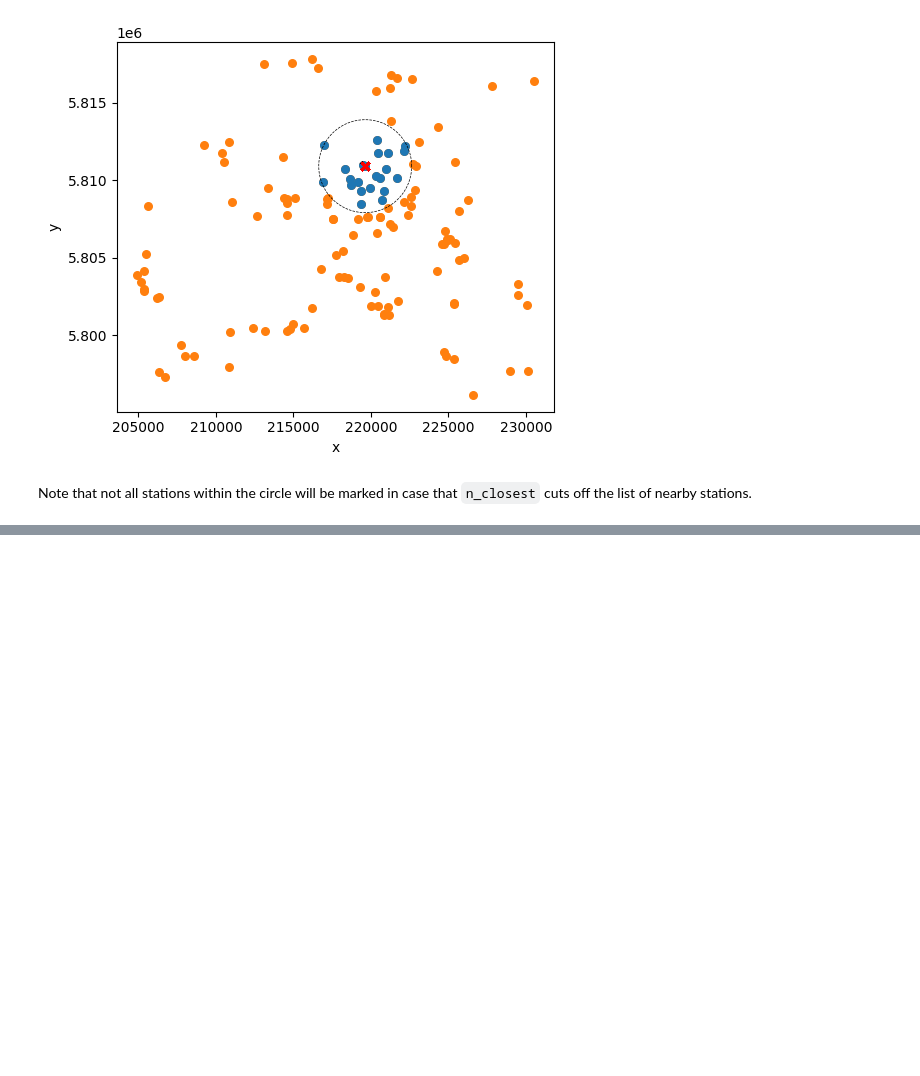
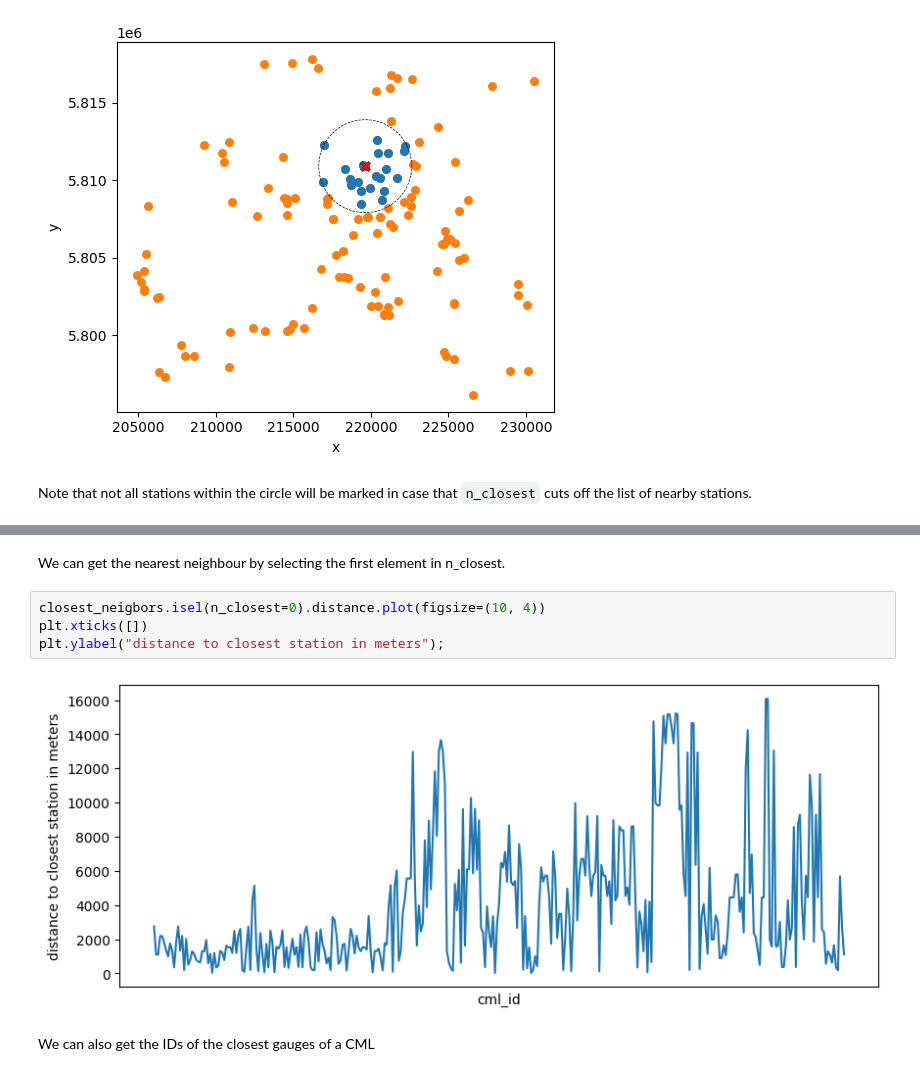
Before and after one commit to OpenSenseAction/poligrain, a Jupyter notebook: docs/notebooks/Calculate_distances.ipynb, the cells around one changed output, grey strips where cells are left out. Cells and saved outputs as stored; diff of their text form; blank space fills up the shorter version.

```diff
--- a/docs/notebooks/Calculate_distances.ipynb
+++ b/docs/notebooks/Calculate_distances.ipynb
@@ -219,0 +316,10 @@ Note that not all stations within the circle will be marked in case that `n_clos
+# %% [markdown]
+We can get the nearest neighbour by selecting the first element in n_closest.
+# %%
+closest_neigbors.isel(n_closest=0).distance.plot(figsize=(10, 4))
+plt.xticks([])
+plt.ylabel("distance to closest station in meters");
+# %% [output]
+[figure, added]
+# %% [markdown]
+We can also get the IDs of the closest gauges of a CML
```
Also changed, not shown: parts of 16 cells of this notebook, 3 other files.
